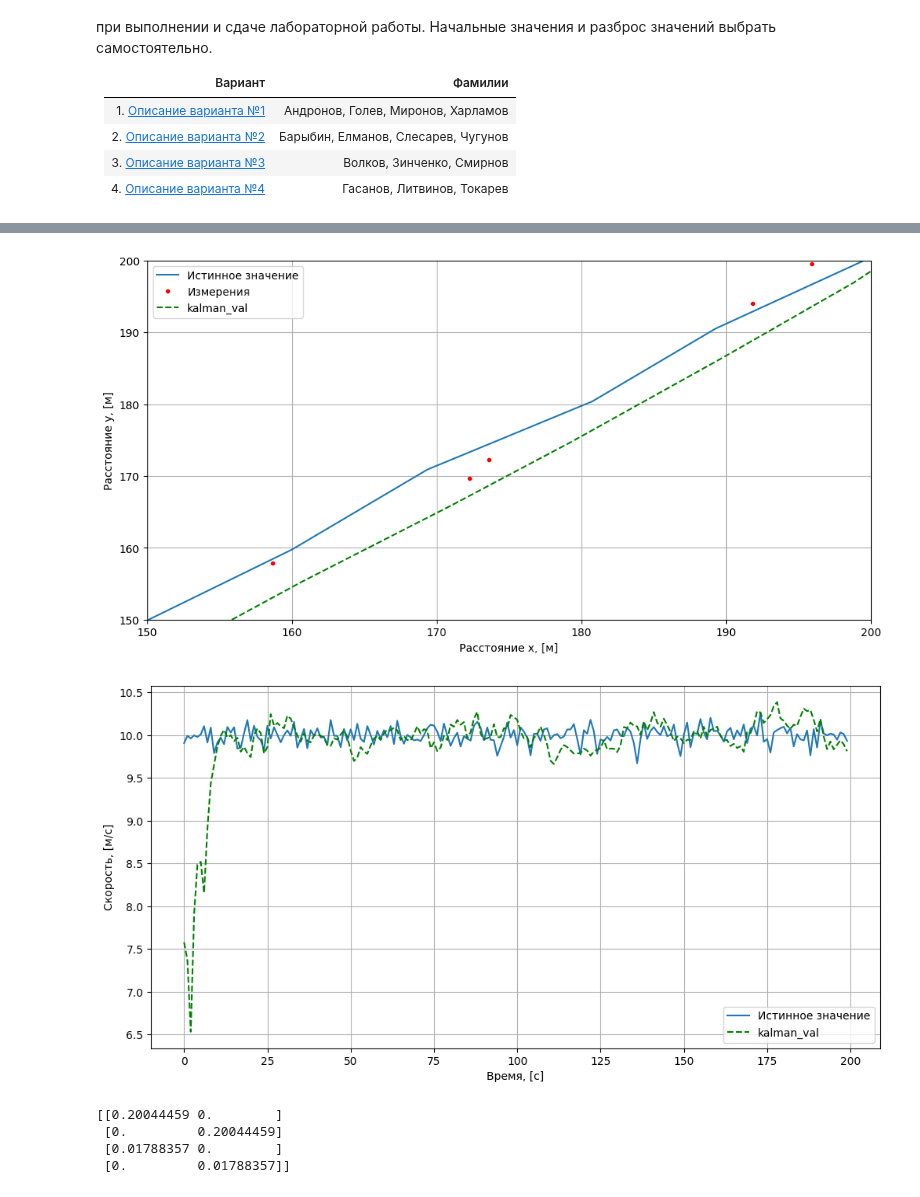
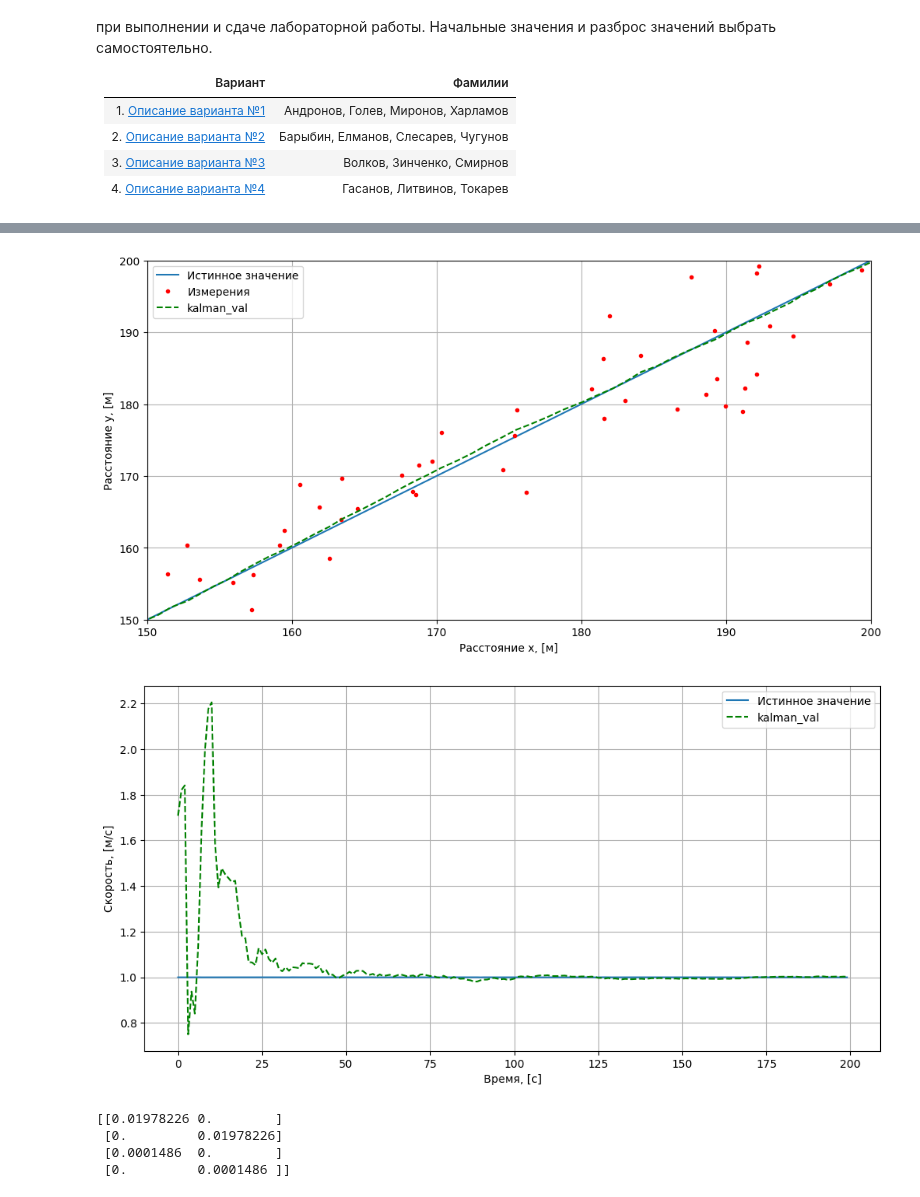
Before and after one commit to BROsandr/modeling_ius, a Jupyter notebook: lab3/lab03.ipynb, the cells around one changed output, grey strips where cells are left out. Drawn from its saved outputs; the diff is of its cells as text; code cells hidden in the pictures.

```diff
--- a/lab3/lab03.ipynb
+++ b/lab3/lab03.ipynb
@@ -31,10 +31,10 @@ from numpy.linalg import inv
 import matplotlib.pyplot as plt
 import scipy
 # %%
-x_q_std = 0.5
-y_q_std = 0.5
-x_hat_q_std = 0.1
-y_hat_q_std = 0.1
+x_q_std = 0.0001
+y_q_std = 0.0001
+x_hat_q_std = 0.0001
+y_hat_q_std = 0.0001
 x_meas_std = 5
 y_meas_std = 5
 # %%
@@ -58,8 +58,8 @@ def generate_data(x0, y0, x_hat0, y_hat0, n):
 # %%
 x0 = 10
 y0 = 10
-x_hat0 = 10
-y_hat0 = 10
+x_hat0 = 1
+y_hat0 = 1
 n = 200
 
 (x_q, x_meas), (y_q, y_meas), x_hat_q, y_hat_q = generate_data(x0=x0, y0=y0, x_hat0=x_hat0,
@@ -194,43 +194,43 @@ z = np.vstack([x_meas, y_meas])
 dt = t[1] - t[0]
 F = np.array([[1, 0, dt, 0],
               [0, 1, 0, dt],
               [0, 0, 1,  0],
               [0, 0, 0,  1],])
 R = np.array([[x_meas_std**2, 0],
               [0, y_meas_std**2]])
 H = np.array([[1, 0, 0, 0],
               [0, 1, 0, 0]])
 x0 = np.array([[x_hat0],
                [y_hat0],
-               [8],
-               [8]])
+               [1.5],
+               [1.5]])
 P0 = np.array([[x_meas_std**2, 0, 0, 0],
                [0, y_meas_std**2, 0, 0],
-               [0, 0,             4, 0],
-               [0, 0,             0, 4],])
+               [0, 0,             1, 0],
+               [0, 0,             0, 1],])
 Q  = np.array([[x_q_std**2, 0, 0, 0],
                [0, y_q_std**2, 0, 0],
                [0, 0, x_hat_q_std**2, 0],
                [0, 0, 0, y_hat_q_std**2],])
 
 x, P, K, innovation = kalman(z=z, F=F, R=R, H=H, P=P0, x=x0, Q=Q)
 
 data_kalman_x = [el[0] for el in x]
 data_kalman_y = [el[1] for el in x]
 data_kalman_x_hat = [el[2] for el in x]
 data_kalman_y_hat = [el[3] for el in x]
 
 plot_pos(data_kalman_x=data_kalman_x, data_kalman_y=data_kalman_y, data_true_x=x_q,
             data_true_y=y_q, data_meas_x=x_meas, data_meas_y=y_meas, title='', should_plot_kalman_val=True)
 
 plot_vel(data_kalman=data_kalman_x_hat, data_true=x_hat_q, title='', should_plot_kalman_val=True)
 # %% [output]
-[figure, old version]
+[figure, new version]
-[figure, old version]
+[figure, new version]
 # %%
 print(K[-1])
 # %% [output]
-[[0.20044459 0.        ]
- [0.         0.20044459]
- [0.01788357 0.        ]
- [0.         0.01788357]]
+[[0.01978226 0.        ]
+ [0.         0.01978226]
+ [0.0001486  0.        ]
+ [0.         0.0001486 ]]
```
Also changed, not shown: parts of 1 cell of this notebook.
